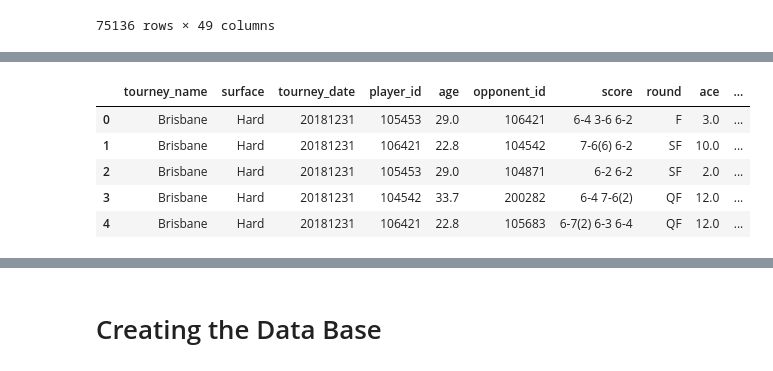
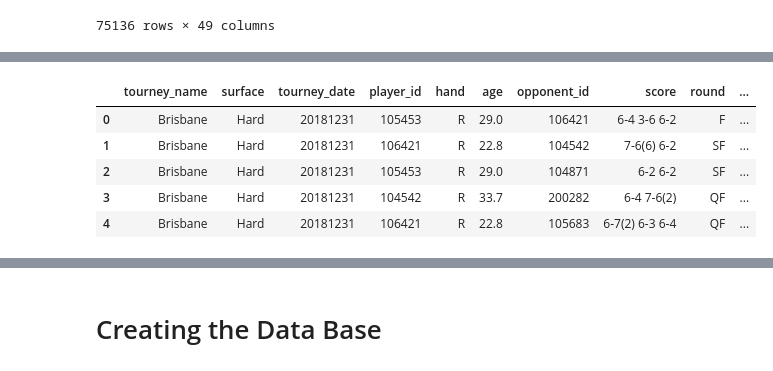
Before and after one commit to kathyming/Tennis_Analysis, a Jupyter notebook: clean_tennis_match_stats.ipynb, the cells around one changed output, grey strips where cells are left out. Cells and saved outputs as stored; diff of their text form; code cells hidden in the pictures.

```diff
--- a/clean_tennis_match_stats.ipynb
+++ b/clean_tennis_match_stats.ipynb
@@ -140,25 +138,27 @@ winners_df.head()
 # %%
 # Rename columns in winners_df
 winners_df.rename(columns={"winner_age":"age",
                            "w_ace":"ace",
                            "w_df":"df",
                            "w_svpt":"svpt",
                            "w_1stIn":"1stIn",
                            "w_1stWon":"1stWon",
                            "w_2ndWon":"2ndWon",
                            "w_SvGms":"svGms",
                            "w_bpFaced":"bpFaced",
                            "w_bpSaved":"bpSaved",
                            "loser_id":"opponent_id",
+                           "winner_rank":"rank",
+                           "winner_hand":"hand",
                            "winner_id":"player_id"}, inplace=True)
 winners_df.head()
 # %% [output]
-|  | tourney_name | surface | tourney_date | player_id | age | opponent_id | score | round | ace | ... |
-| 0 | Brisbane | Hard | 20181231 | 105453 | 29.0 | 106421 | 6-4 3-6 6-2 | F | 3.0 | ... |
-| 1 | Brisbane | Hard | 20181231 | 106421 | 22.8 | 104542 | 7-6(6) 6-2 | SF | 10.0 | ... |
-| 2 | Brisbane | Hard | 20181231 | 105453 | 29.0 | 104871 | 6-2 6-2 | SF | 2.0 | ... |
-| 3 | Brisbane | Hard | 20181231 | 104542 | 33.7 | 200282 | 6-4 7-6(2) | QF | 12.0 | ... |
-| 4 | Brisbane | Hard | 20181231 | 106421 | 22.8 | 105683 | 6-7(2) 6-3 6-4 | QF | 12.0 | ... |
+|  | tourney_name | surface | tourney_date | player_id | hand | age | opponent_id | score | round | ... |
+| 0 | Brisbane | Hard | 20181231 | 105453 | R | 29.0 | 106421 | 6-4 3-6 6-2 | F | ... |
+| 1 | Brisbane | Hard | 20181231 | 106421 | R | 22.8 | 104542 | 7-6(6) 6-2 | SF | ... |
+| 2 | Brisbane | Hard | 20181231 | 105453 | R | 29.0 | 104871 | 6-2 6-2 | SF | ... |
+| 3 | Brisbane | Hard | 20181231 | 104542 | R | 33.7 | 200282 | 6-4 7-6(2) | QF | ... |
+| 4 | Brisbane | Hard | 20181231 | 106421 | R | 22.8 | 105683 | 6-7(2) 6-3 6-4 | QF | ... |
 # %%
 # Make a dopy of the tennis_stats dataframe
 losers_df = tennis_stats_df.copy()
```
Also changed, not shown: parts of 11 cells of this notebook, 1 other file.
